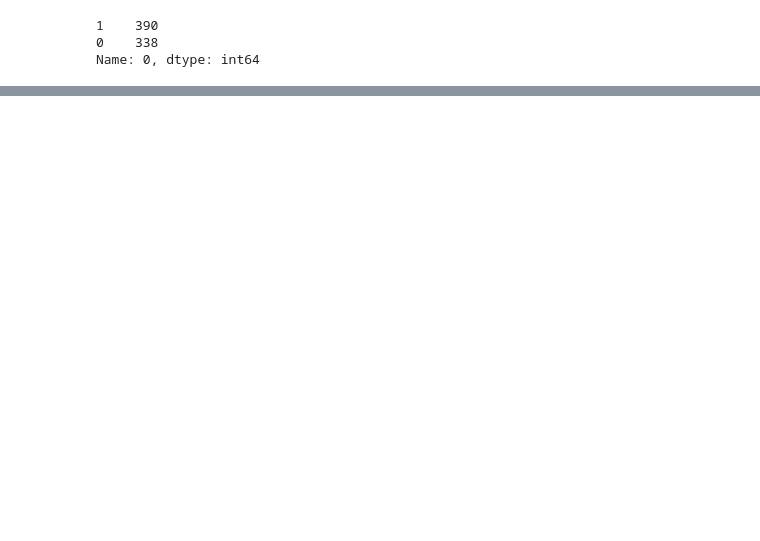
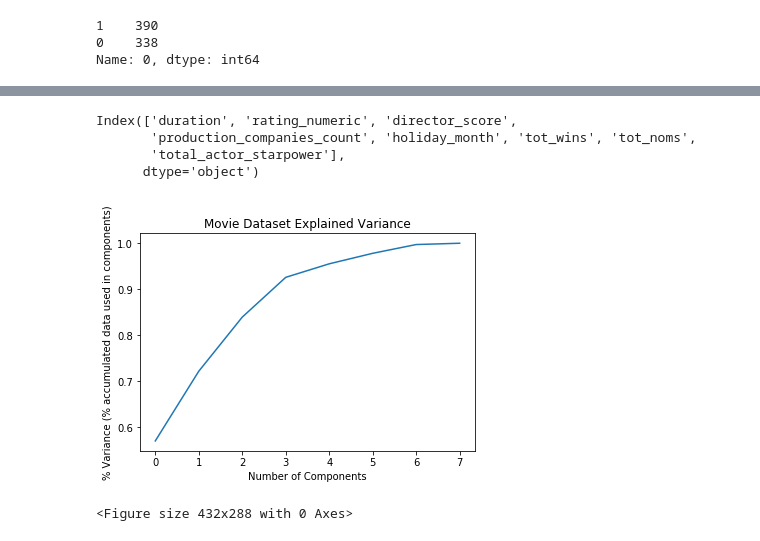
Before and after one commit to styrofomeBoots/project_3, a Jupyter notebook: Angie_PCA_QDA.ipynb, the cells around one changed output, grey strips where cells are left out. Drawn from its saved outputs; the diff is of its cells as text; code cells hidden in the pictures; blank space fills up the shorter version.

```diff
--- a/Angie_PCA_QDA.ipynb
+++ b/Angie_PCA_QDA.ipynb
@@ -209,0 +489,20 @@ Index(['duration', 'facenumber_in_poster', 'rating_numeric', 'gross_margin',
+# %%
+# These column names are equivalent to rows 0-9 in pca.transform above
+X.columns
+# %% [output]
+Index(['duration', 'rating_numeric', 'director_score',
+       'production_companies_count', 'holiday_month', 'tot_wins', 'tot_noms',
+       'total_actor_starpower'],
+      dtype='object')
+# %%
+#Plotting the Cumulative Summation of the Explained Variance
+plt.figure()
+plt.plot(np.cumsum(pca.explained_variance_ratio_))
+plt.xlabel('Number of Components')
+plt.ylabel('% Variance (% accumulated data used in components)') #for each component
+plt.title('Movie Dataset Explained Variance')
+plt.show()
+plt.savefig("movie_pca_variance.png")
+# %% [output]
+[figure, added]
+<Figure size 432x288 with 0 Axes>
```
Also changed, not shown: parts of 40 cells of this notebook, 3 other files.
